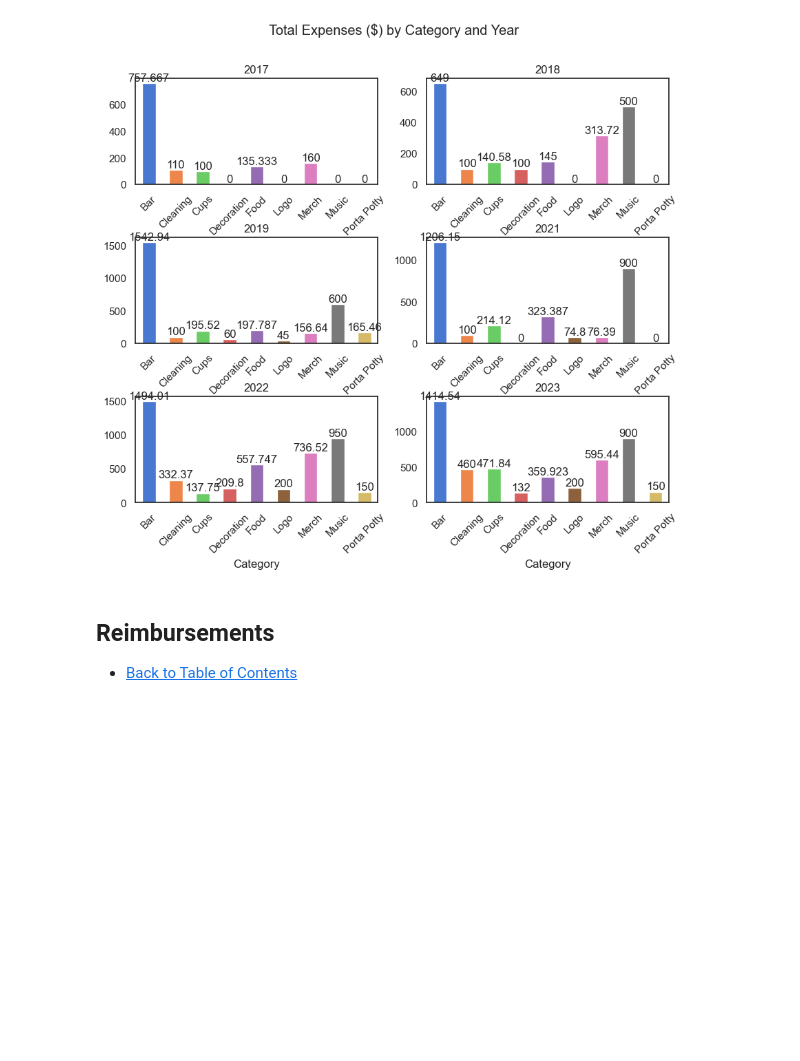
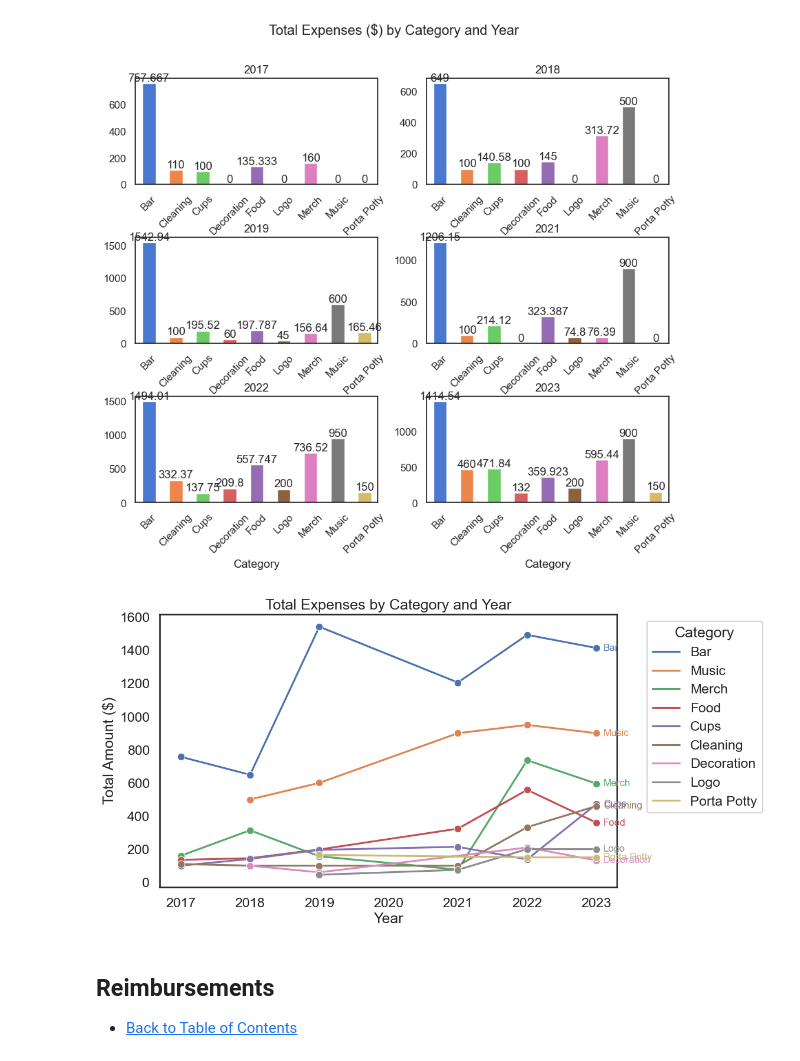
Before and after one commit to johbry17/Harvest-Party, a Jupyter notebook: exploratory_data_analysis.ipynb, the cells around one changed output. Cells and saved outputs as stored; diff of their text form; code cells hidden in the pictures; blank space fills up the shorter version.

Commit message:
v0.0 added plot

```diff
--- a/exploratory_data_analysis.ipynb
+++ b/exploratory_data_analysis.ipynb
@@ -762,6 +762,32 @@ plt.show()
 # %% [output]
 Auto-removal of overlapping axes is deprecated since 3.6 and will be removed two minor releases later; explicitly call ax.remove() as needed.
 [figure]
+# %%
+## line chart of expenses by category over time
+
+# group and sort sums by Category and Year
+df_cat_year_sum = df.groupby(["Category", "Year"]).sum().reset_index()
+df_cat_year_sum = df_cat_year_sum.sort_values("Amount", ascending=False)
+
+# plot the chart
+sns.set_theme(style="white", context="talk")
+plt.figure(figsize=(10, 6))
+ax = sns.lineplot(x="Year", y="Amount", hue="Category", data=df_cat_year_sum, marker="o")
+
+# annotate each line with the name of the category
+for line, name in zip(ax.lines, df_cat_year_sum['Category'].unique()):
+    y = line.get_ydata()[-1]
+    x = line.get_xdata()[-1]
+    ax.text(x + 0.1, y, name, color=line.get_color(), size=12, verticalalignment='center')
+
+# format plot
+plt.title("Total Expenses by Category and Year")
+plt.xlabel("Year")
+plt.ylabel("Total Amount ($)")
+plt.legend(title="Category", bbox_to_anchor=(1.05, 1), loc='upper left')
+plt.show()
+# %% [output]
+[figure, added]
 # %% [markdown]
 ## Reimbursements
 
```
